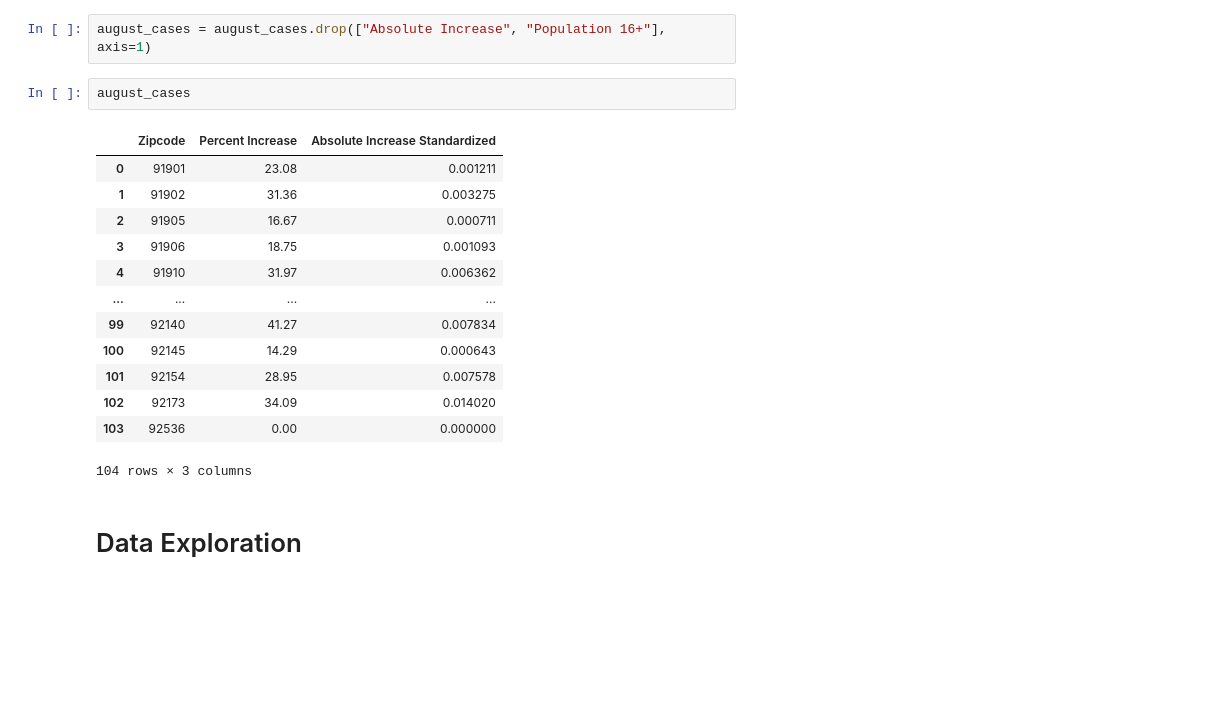
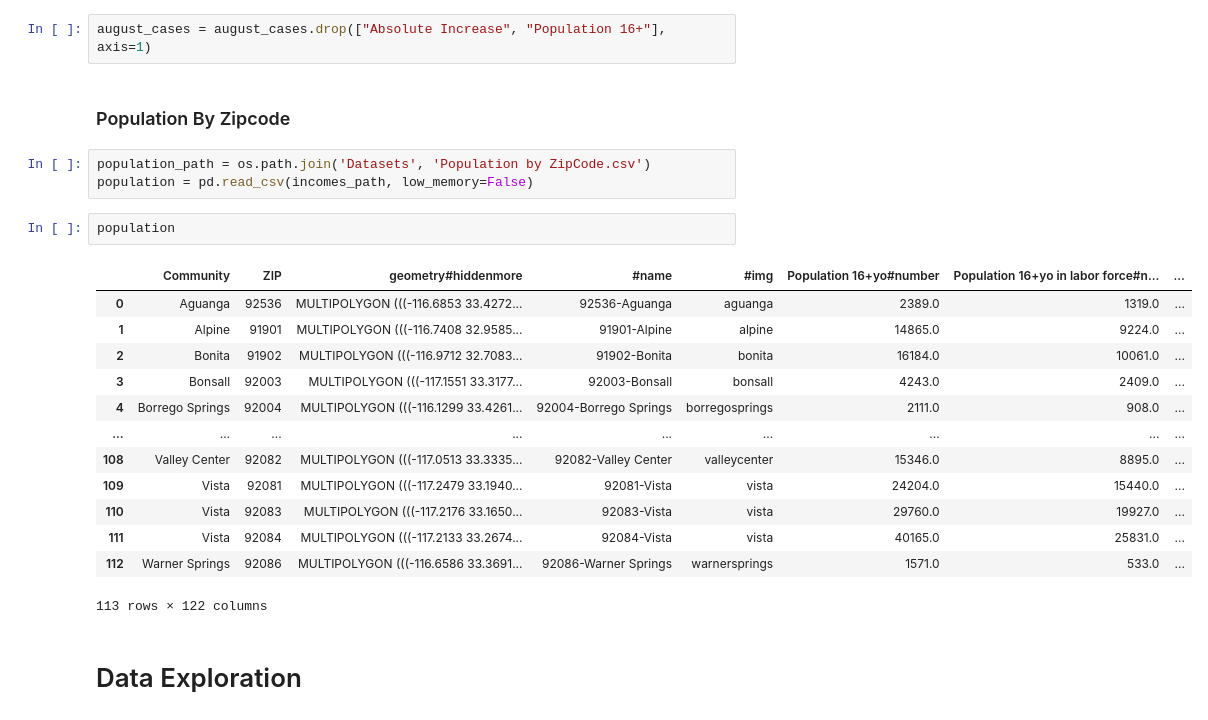
Before and after one commit to renaldyh27/COVID-Cool-for-School, a Jupyter notebook: Everything Cleaned.ipynb, the cells around one changed output. Cells and saved outputs as stored; diff of their text form; blank space fills up the shorter version.

```diff
--- a/Everything Cleaned.ipynb
+++ b/Everything Cleaned.ipynb
@@ -252,22 +261,27 @@ august_cases = august_cases.merge(pop, on="Zipcode")
 august_cases["Absolute Increase Standardized"] = august_cases["Absolute Increase"] / august_cases["Population 16+"]
 # %%
 august_cases = august_cases.drop(["Absolute Increase", "Population 16+"], axis=1)
-# %%
-august_cases
-# %% [output]
-|  | Zipcode | Percent Increase | Absolute Increase Standardized |
-| 0 | 91901 | 23.08 | 0.001211 |
-| 1 | 91902 | 31.36 | 0.003275 |
-| 2 | 91905 | 16.67 | 0.000711 |
-| 3 | 91906 | 18.75 | 0.001093 |
-| 4 | 91910 | 31.97 | 0.006362 |
-| ... | ... | ... | ... |
-| 99 | 92140 | 41.27 | 0.007834 |
-| 100 | 92145 | 14.29 | 0.000643 |
-| 101 | 92154 | 28.95 | 0.007578 |
-| 102 | 92173 | 34.09 | 0.014020 |
-| 103 | 92536 | 0.00 | 0.000000 |
-104 rows × 3 columns
+# %% [markdown]
+### Population By Zipcode
+# %%
+population_path = os.path.join('Datasets', 'Population by ZipCode.csv')
+population = pd.read_csv(incomes_path, low_memory=False)
+# %%
+population
+# %% [output]
+|  | Community | ZIP | geometry#hiddenmore | #name | #img | Population 16+yo#number | Population 16+yo in labor force#n... | ... |
+| 0 | Aguanga | 92536 | MULTIPOLYGON (((-116.6853 33.4272... | 92536-Aguanga | aguanga | 2389.0 | 1319.0 | ... |
+| 1 | Alpine | 91901 | MULTIPOLYGON (((-116.7408 32.9585... | 91901-Alpine | alpine | 14865.0 | 9224.0 | ... |
+| 2 | Bonita | 91902 | MULTIPOLYGON (((-116.9712 32.7083... | 91902-Bonita | bonita | 16184.0 | 10061.0 | ... |
+| 3 | Bonsall | 92003 | MULTIPOLYGON (((-117.1551 33.3177... | 92003-Bonsall | bonsall | 4243.0 | 2409.0 | ... |
+| 4 | Borrego Springs | 92004 | MULTIPOLYGON (((-116.1299 33.4261... | 92004-Borrego Springs | borregosprings | 2111.0 | 908.0 | ... |
+| ... | ... | ... | ... | ... | ... | ... | ... | ... |
+| 108 | Valley Center | 92082 | MULTIPOLYGON (((-117.0513 33.3335... | 92082-Valley Center | valleycenter | 15346.0 | 8895.0 | ... |
+| 109 | Vista | 92081 | MULTIPOLYGON (((-117.2479 33.1940... | 92081-Vista | vista | 24204.0 | 15440.0 | ... |
+| 110 | Vista | 92083 | MULTIPOLYGON (((-117.2176 33.1650... | 92083-Vista | vista | 29760.0 | 19927.0 | ... |
+| 111 | Vista | 92084 | MULTIPOLYGON (((-117.2133 33.2674... | 92084-Vista | vista | 40165.0 | 25831.0 | ... |
+| 112 | Warner Springs | 92086 | MULTIPOLYGON (((-116.6586 33.3691... | 92086-Warner Springs | warnersprings | 1571.0 | 533.0 | ... |
+113 rows × 122 columns
 # %% [markdown]
 # Data Exploration
 # %%
```
Also changed, not shown: parts of 32 cells of this notebook, 2 other files.
